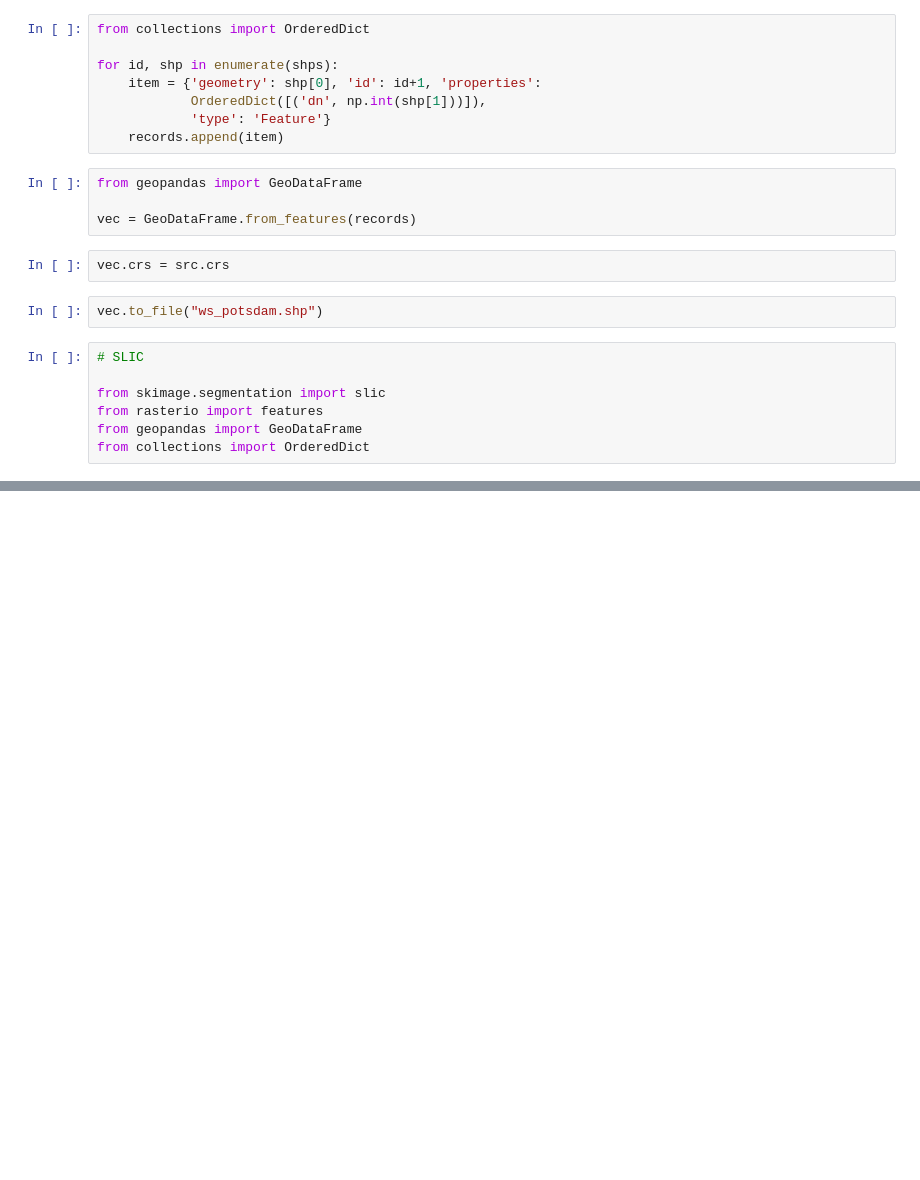
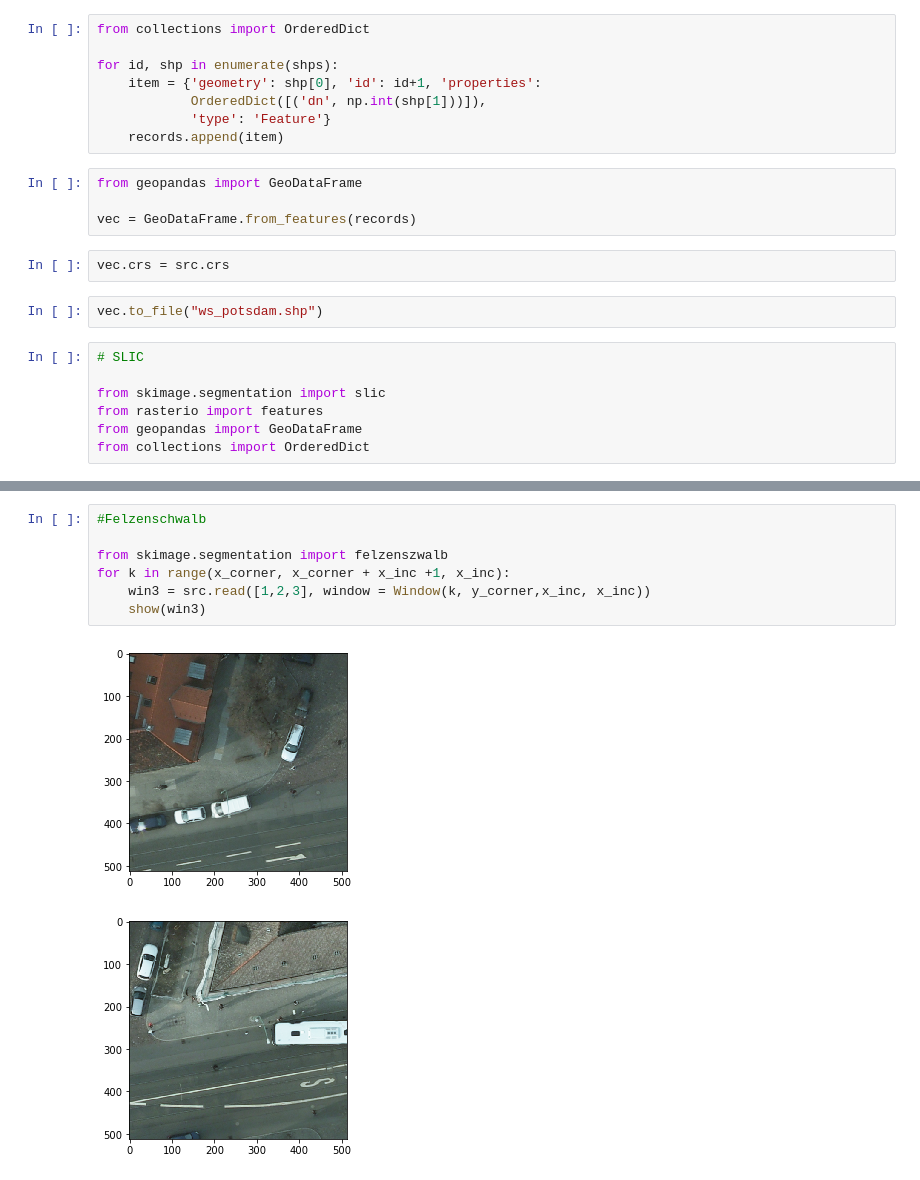
Before and after one commit to aspenmanning/learn_python, a Jupyter notebook: Assignment_093019.ipynb, the cells around one changed output, grey strips where cells are left out. Drawn from its saved outputs; the diff is of its cells as text; blank space fills up the shorter version.

```diff
--- a/Assignment_093019.ipynb
+++ b/Assignment_093019.ipynb
@@ -71,0 +106,10 @@ for j in [0.01, 0.1, 1, 10, 100]:
+# %%
+#Felzenschwalb
+
+from skimage.segmentation import felzenszwalb
+for k in range(x_corner, x_corner + x_inc +1, x_inc):
+    win3 = src.read([1,2,3], window = Window(k, y_corner,x_inc, x_inc))
+    show(win3)
+# %% [output]
+[figure, added]
+[figure, added]
```
Also changed, not shown: parts of 13 cells of this notebook.
